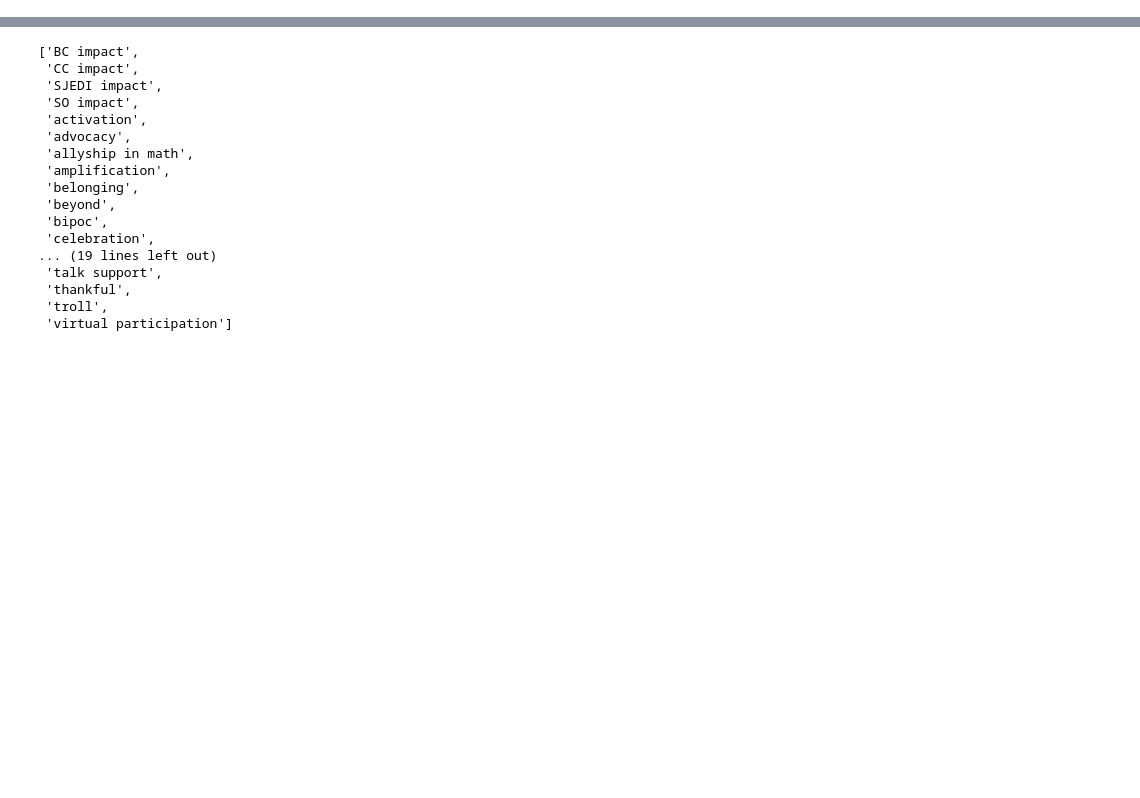
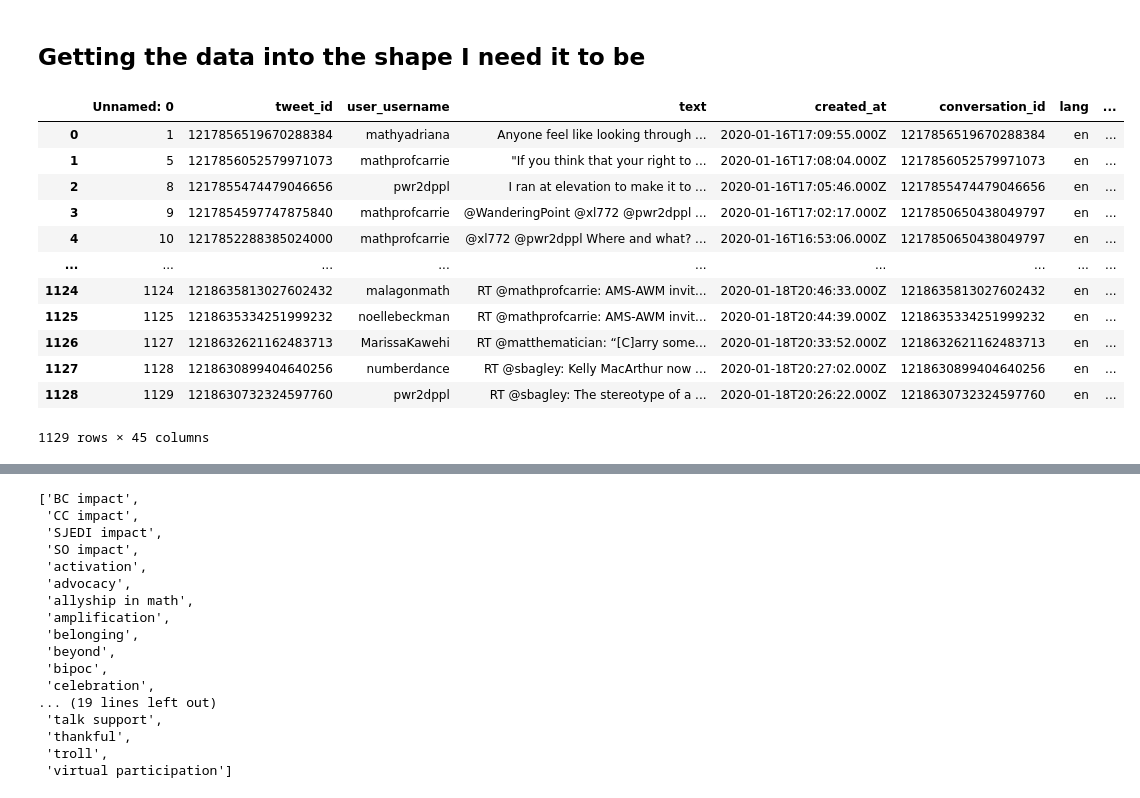
Before and after one commit to DAAAAMNSocialJustice/disruptjmm, a Jupyter notebook: tda/playingaround.ipynb, the cells around one changed output, grey strips where cells are left out. Drawn from its saved outputs; the diff is of its cells as text; code cells hidden in the pictures; blank space fills up the shorter version.

```diff
--- a/tda/playingaround.ipynb
+++ b/tda/playingaround.ipynb
@@ -4,11 +5,28 @@ import pandas as pd
+# %% [markdown]
+## Getting the data into the shape I need it to be
 # %%
 df = pd.read_csv("/Users/rachelroca/Documents/GitHub/DAAAAMNdjmm/data cleaning/Final Coding.csv",keep_default_na=False)
 #The codes were in 5 different columns; lets aggregate them into a new column
 df["all codes"] = df[["SO code","BC code","BtC code","CCM code","SJEDI code"]].agg(';'.join,axis=1)
 #We separated them by ;, so convert to an array
 df["all codes"] = df["all codes"].apply(lambda s: s.split(';'))
 #Strip out leading/trailing spaces
 df["all codes"] = df["all codes"].apply(lambda s: [t.strip() for t in s if t])
 #Sort the arrays, so we can be confident the same things are not listed in two different ways
 df["all codes"] = np.array(df["all codes"].apply(sorted))
+df
+# %% [output]
+|  | Unnamed: 0 | tweet_id | user_username | text | created_at | conversation_id | lang | ... |
+| 0 | 1 | 1217856519670288384 | mathyadriana | Anyone feel like looking through ... | 2020-01-16T17:09:55.000Z | 1217856519670288384 | en | ... |
+| 1 | 5 | 1217856052579971073 | mathprofcarrie | "If you think that your right to ... | 2020-01-16T17:08:04.000Z | 1217856052579971073 | en | ... |
+| 2 | 8 | 1217855474479046656 | pwr2dppl | I ran at elevation to make it to ... | 2020-01-16T17:05:46.000Z | 1217855474479046656 | en | ... |
+| 3 | 9 | 1217854597747875840 | mathprofcarrie | @WanderingPoint @xl772 @pwr2dppl ... | 2020-01-16T17:02:17.000Z | 1217850650438049797 | en | ... |
+| 4 | 10 | 1217852288385024000 | mathprofcarrie | @xl772 @pwr2dppl Where and what? ... | 2020-01-16T16:53:06.000Z | 1217850650438049797 | en | ... |
+| ... | ... | ... | ... | ... | ... | ... | ... | ... |
+| 1124 | 1124 | 1218635813027602432 | malagonmath | RT @mathprofcarrie: AMS-AWM invit... | 2020-01-18T20:46:33.000Z | 1218635813027602432 | en | ... |
+| 1125 | 1125 | 1218635334251999232 | noellebeckman | RT @mathprofcarrie: AMS-AWM invit... | 2020-01-18T20:44:39.000Z | 1218635334251999232 | en | ... |
+| 1126 | 1127 | 1218632621162483713 | MarissaKawehi | RT @matthematician: “[C]arry some... | 2020-01-18T20:33:52.000Z | 1218632621162483713 | en | ... |
+| 1127 | 1128 | 1218630899404640256 | numberdance | RT @sbagley: Kelly MacArthur now ... | 2020-01-18T20:27:02.000Z | 1218630899404640256 | en | ... |
+| 1128 | 1129 | 1218630732324597760 | pwr2dppl | RT @sbagley: The stereotype of a ... | 2020-01-18T20:26:22.000Z | 1218630732324597760 | en | ... |
+1129 rows × 45 columns
 # %%
```
Also changed, not shown: parts of 11 cells of this notebook, 2 other files.
